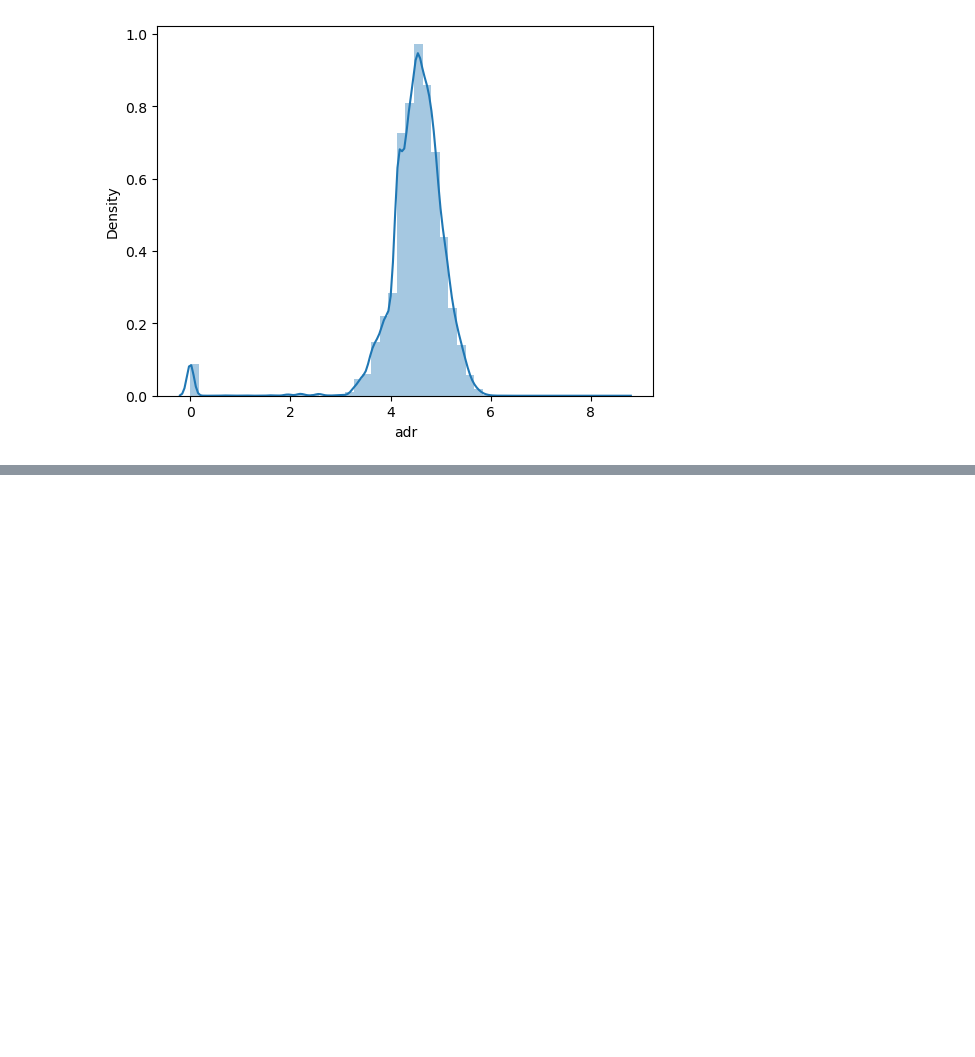
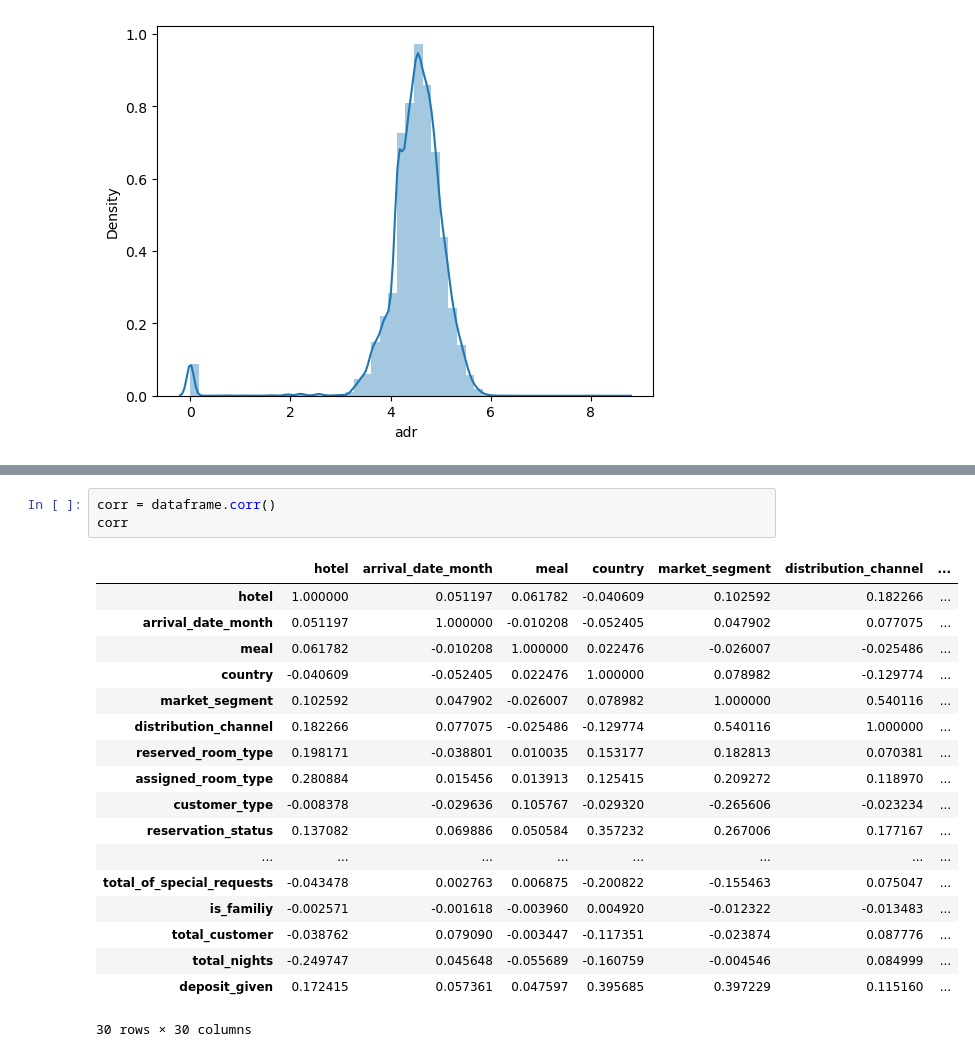
Before and after one commit to uguranium/ml-hb-cancellation, a Jupyter notebook: hb_cancellation_prediction.ipynb, the cells around one changed output, grey strips where cells are left out. Drawn from its saved outputs; the diff is of its cells as text; blank space fills up the shorter version.

```diff
--- a/hb_cancellation_prediction.ipynb
+++ b/hb_cancellation_prediction.ipynb
@@ -747,0 +751,22 @@ sns.distplot(dataframe['adr'].dropna())
+# %%
+corr = dataframe.corr()
+corr
+# %% [output]
+|  | hotel | arrival_date_month | meal | country | market_segment | distribution_channel | ... |
+| hotel | 1.000000 | 0.051197 | 0.061782 | -0.040609 | 0.102592 | 0.182266 | ... |
+| arrival_date_month | 0.051197 | 1.000000 | -0.010208 | -0.052405 | 0.047902 | 0.077075 | ... |
+| meal | 0.061782 | -0.010208 | 1.000000 | 0.022476 | -0.026007 | -0.025486 | ... |
+| country | -0.040609 | -0.052405 | 0.022476 | 1.000000 | 0.078982 | -0.129774 | ... |
+| market_segment | 0.102592 | 0.047902 | -0.026007 | 0.078982 | 1.000000 | 0.540116 | ... |
+| distribution_channel | 0.182266 | 0.077075 | -0.025486 | -0.129774 | 0.540116 | 1.000000 | ... |
+| reserved_room_type | 0.198171 | -0.038801 | 0.010035 | 0.153177 | 0.182813 | 0.070381 | ... |
+| assigned_room_type | 0.280884 | 0.015456 | 0.013913 | 0.125415 | 0.209272 | 0.118970 | ... |
+| customer_type | -0.008378 | -0.029636 | 0.105767 | -0.029320 | -0.265606 | -0.023234 | ... |
+| reservation_status | 0.137082 | 0.069886 | 0.050584 | 0.357232 | 0.267006 | 0.177167 | ... |
+| ... | ... | ... | ... | ... | ... | ... | ... |
+| total_of_special_requests | -0.043478 | 0.002763 | 0.006875 | -0.200822 | -0.155463 | 0.075047 | ... |
+| is_familiy | -0.002571 | -0.001618 | -0.003960 | 0.004920 | -0.012322 | -0.013483 | ... |
+| total_customer | -0.038762 | 0.079090 | -0.003447 | -0.117351 | -0.023874 | 0.087776 | ... |
+| total_nights | -0.249747 | 0.045648 | -0.055689 | -0.160759 | -0.004546 | 0.084999 | ... |
+| deposit_given | 0.172415 | 0.057361 | 0.047597 | 0.395685 | 0.397229 | 0.115160 | ... |
+30 rows × 30 columns
```
Also changed, not shown: parts of 3 cells of this notebook, 1 other file.
